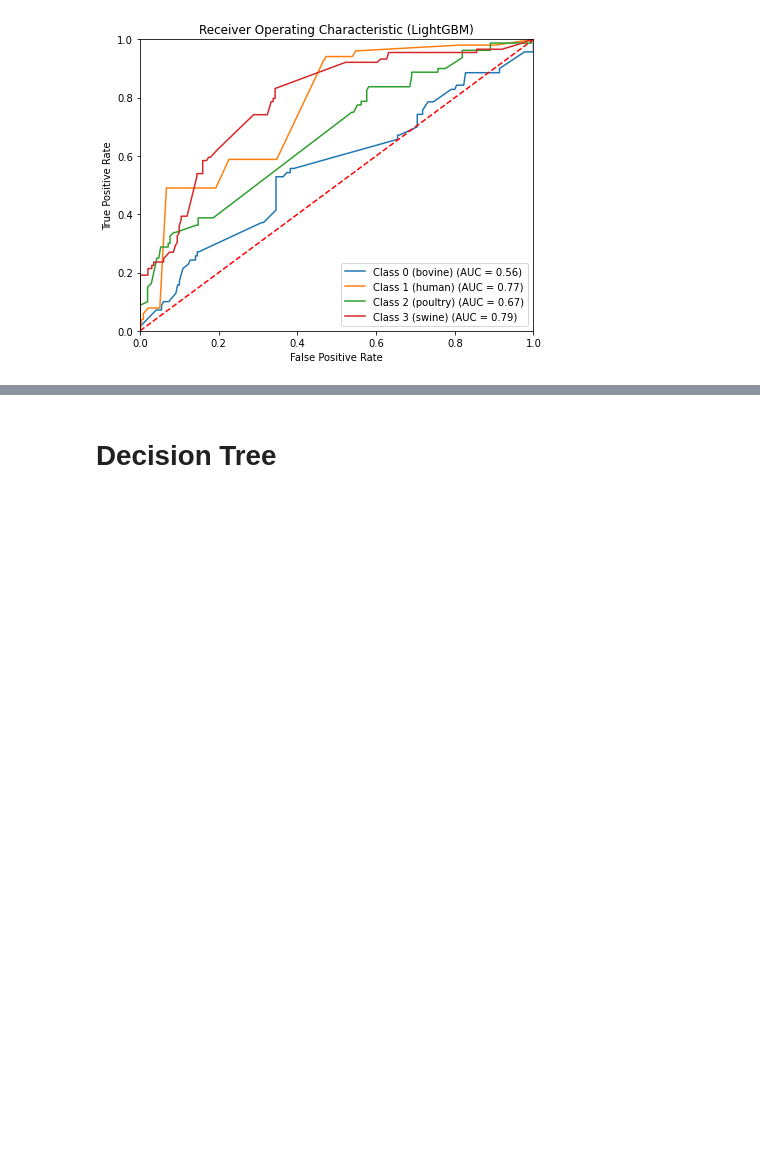
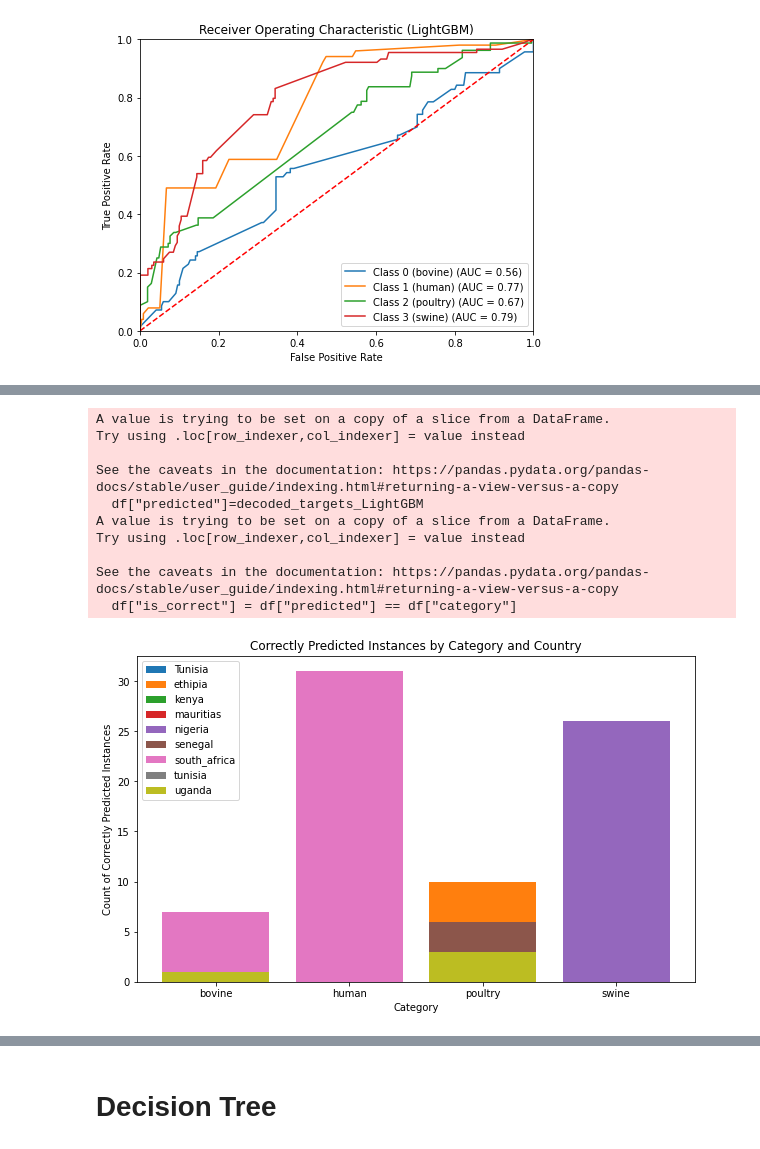
Before and after one commit to omicscodeathon/salmonellaml, a Jupyter notebook: notebooks/Hyperparameter_Tuning_machine_learning_3.ipynb, the cells around one changed output, grey strips where cells are left out. Saved outputs shown, nothing was run; the diff lists cells and outputs as text; code cells hidden in the pictures; blank space fills up the shorter version.

```diff
--- a/notebooks/Hyperparameter_Tuning_machine_learning_3.ipynb
+++ b/notebooks/Hyperparameter_Tuning_machine_learning_3.ipynb
@@ -69,6 +69,9 @@ dropped_columns=["category","BioSample","sra_accession","country","Isolation sou
 test_data=pd.read_csv("test_data_all_chisquare_no_corr_undersampled.csv")
 test_data
 X_test=test_data.drop(columns=dropped_columns)
+test_data
+# Replace "human_south_africa" with "human" in the "category" column
+test_data["country"] = test_data["country"].replace("human_south_africa", "south_africa")
 X_test
 y_test=test_data["category"]
 y_test
@@ -1826,0 +1785,39 @@ plt.show()
+# %%
+# Add a column to check if the prediction was correct
+df=test_data[["country","category"]]
+df["predicted"]=decoded_targets_LightGBM
+df
+
+df["is_correct"] = df["predicted"] == df["category"]
+df
+# # Filter the DataFrame to include only correctly predicted rows
+correctly_predicted_df = df[df["is_correct"]]
+correctly_predicted_df
+# Count the number of correctly predicted instances for each category and country
+correctly_predicted_counts = correctly_predicted_df.groupby(["country", "category"]).size().unstack(fill_value=0)
+
+# Plotting
+fig, ax = plt.subplots(figsize=(10, 6))
+
+# Plot the counts of correctly predicted instances for each country and category
+for country in correctly_predicted_counts.index:
+    ax.bar(correctly_predicted_counts.columns, correctly_predicted_counts.loc[country], label=country)
+
+ax.set_xlabel('Category')
+ax.set_ylabel('Count of Correctly Predicted Instances')
+ax.set_title('Correctly Predicted Instances by Category and Country')
+ax.legend()
+
+plt.show()
+# %% [output]
+A value is trying to be set on a copy of a slice from a DataFrame.
+Try using .loc[row_indexer,col_indexer] = value instead
+
+See the caveats in the documentation: https://pandas.pydata.org/pandas-docs/stable/user_guide/indexing.html#returning-a-view-versus-a-copy
+  df["predicted"]=decoded_targets_LightGBM
+A value is trying to be set on a copy of a slice from a DataFrame.
+Try using .loc[row_indexer,col_indexer] = value instead
+
+See the caveats in the documentation: https://pandas.pydata.org/pandas-docs/stable/user_guide/indexing.html#returning-a-view-versus-a-copy
+  df["is_correct"] = df["predicted"] == df["category"]
+[figure, added]
```
Also changed, not shown: parts of 26 cells of this notebook, 2 other files.
